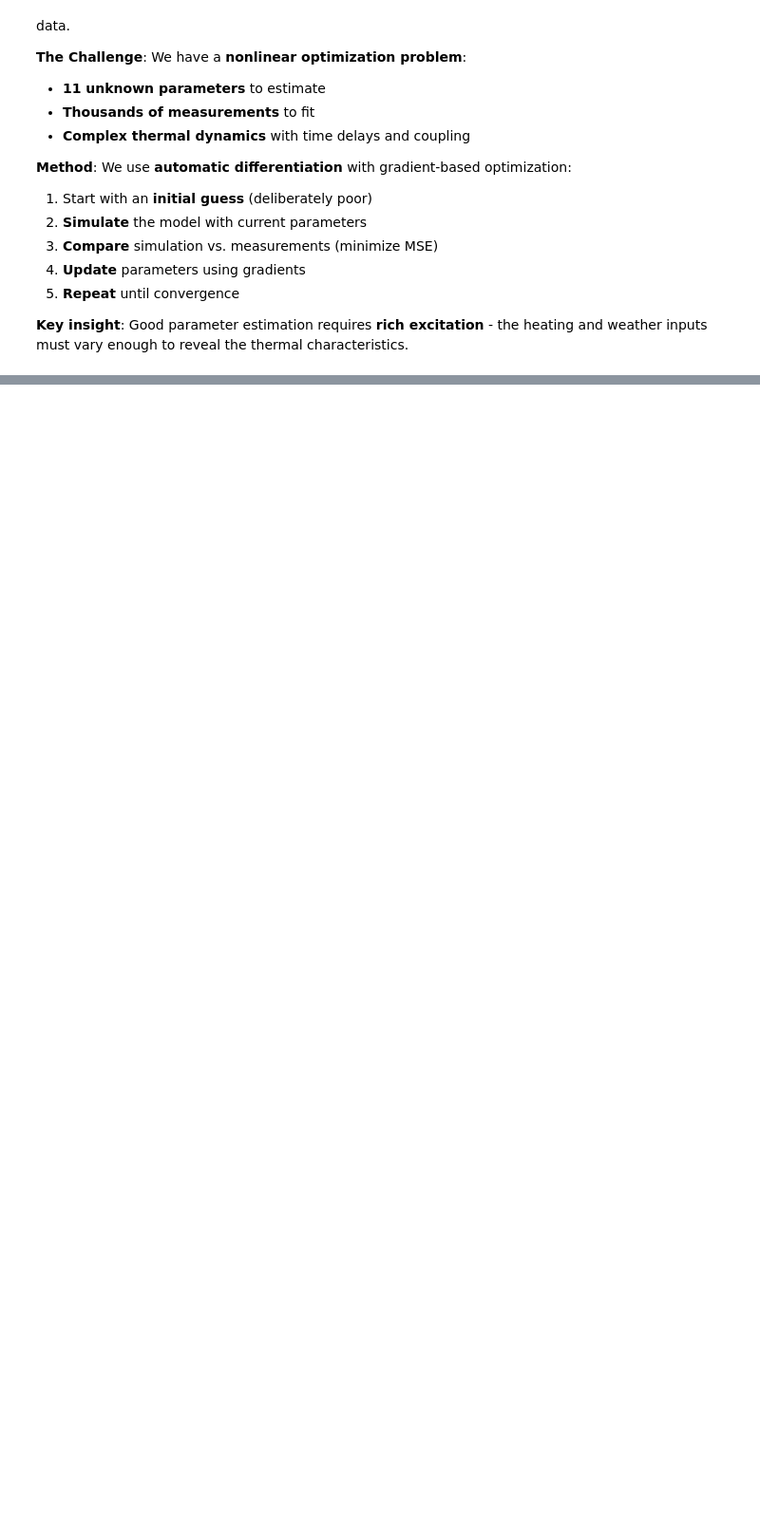
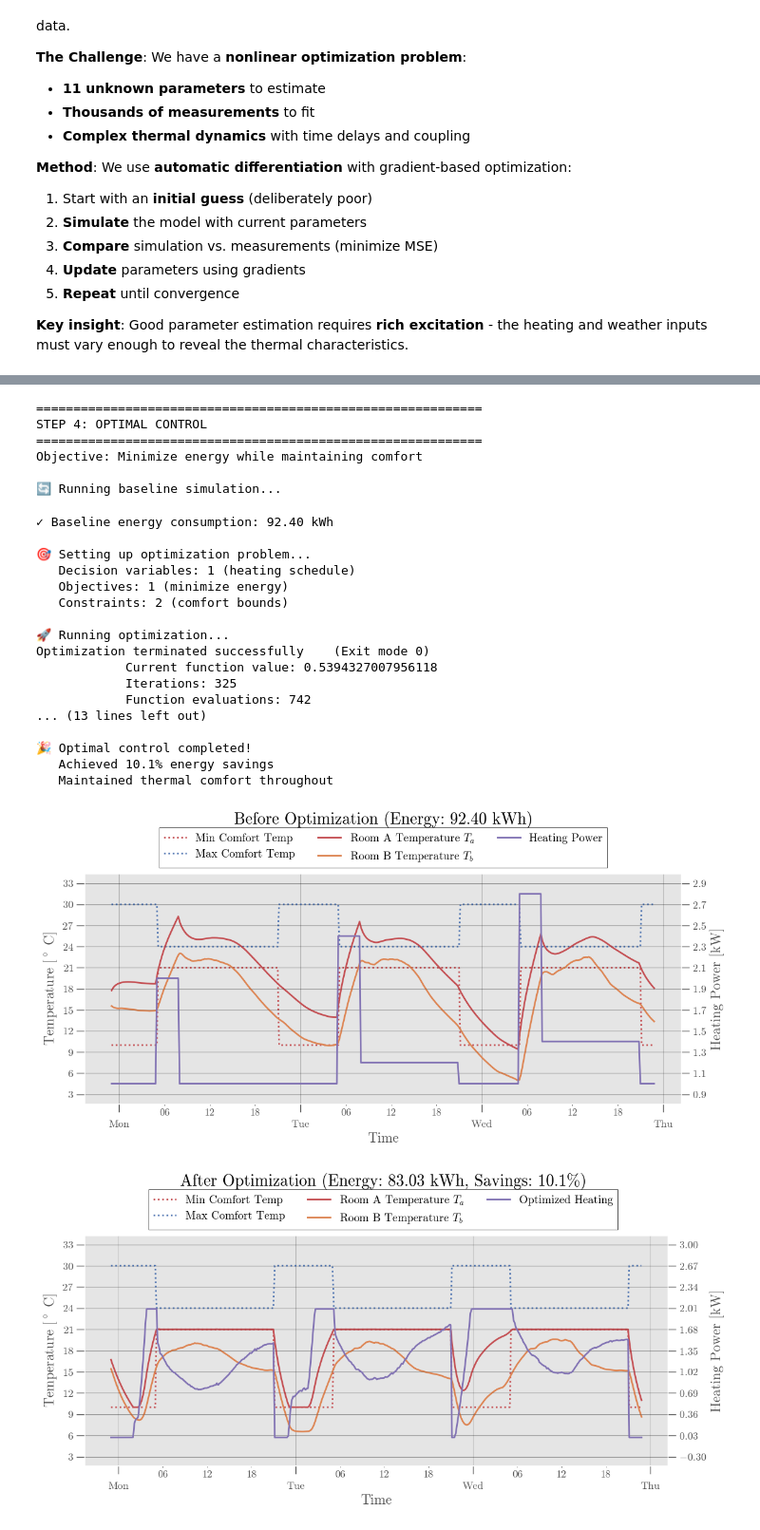
Before and after one commit to JBjoernskov/Twin4Build, a Jupyter notebook: twin4build/examples/bems_lecture/bems_example_lecture.ipynb, the cells around one changed output, grey strips where cells are left out. Shown at 95% size. Saved outputs shown, nothing was run; the diff lists cells and outputs as text; code cells hidden in the pictures; blank space fills up the shorter version.

```diff
--- a/twin4build/examples/bems_lecture/bems_example_lecture.ipynb
+++ b/twin4build/examples/bems_lecture/bems_example_lecture.ipynb
@@ -125,6 +86,32 @@ def build_state_space_matrices(R_wa, R_ia, R_wao, R_ib, R_wb, R_wbo,
     B = torch.zeros((5, 3), dtype=torch.float64)
     C = torch.zeros((5, 5), dtype=torch.float64)
     D = torch.zeros((5, 3), dtype=torch.float64)
+
+    # Solution
+    A[0, 0] = -(1/(R_wa * C_a) + 1/(R_ia * C_a))
+    A[0, 1] = 1/(R_wa * C_a)
+    A[0, 2] = 1/(R_ia * C_a)
+    A[1, 0] = 1/(R_wa * C_wa)
+    A[1, 1] = -(1/(R_wa * C_wa) +
+                1/(R_wao * C_wa))
+    A[2, 0] = 1/(R_ia * C_i)
+    A[2, 2] = -(1/(R_ia * C_i) +
+                1/(R_ib * C_i))
+    A[2, 3] = 1/(R_ib * C_i)
+    A[3, 2] = 1/(R_ib * C_b)
+    A[3, 3] = -(1/(R_wb * C_b) +
+                1/(R_ib * C_b))
+    A[3, 4] = 1/(R_wb * C_b)
+    A[4, 3] = 1/(R_wb * C_wb)
+    A[4, 4] = -(1/(R_wb * C_wb) +
+                1/(R_wbo * C_wb))
+
+    B[0, 0] = 1/C_a
+    B[3, 1] = 1/C_b
+    B[1, 2] = 1/(R_wao * C_wa)
+    B[4, 2] = 1/(R_wbo * C_wb)
+
+    C = torch.eye(5, dtype=torch.float64)
 
 
     # ========================================================================
@@ -876,6 +926,7 @@ def optimize_control(df, model):
 
     thermal_sys = model.components["ThermalSystem"]
     baseline_T = thermal_sys.ss_model.output["y"].history[0,:,0].detach().numpy()
+    baseline_T_b = thermal_sys.ss_model.output["y"].history[0,:,3].detach().numpy()
     baseline_Q = model.components["RadiatorInput"].output["value"].history[0,:].detach().numpy()
     baseline_energy = np.sum(baseline_Q) * 600 / 3600 / 1000  # Convert to kWh
 
@@ -1001,8 +1052,6 @@ def optimize_control(df, model):
     # Plot baseline results (before optimization)
     time_index = pd.date_range(start=df.index[0], periods=len(baseline_T), freq='10min')
 
-    # Extract T_b for baseline (assuming it's available from the simulation)
-    baseline_T_b = thermal_sys.ss_model.output["y"].history[0,:,3].detach().numpy()
 
     fig, axes = tb.plot.plot(
         time=time_index,
@@ -1016,7 +1065,7 @@ def optimize_control(df, model):
             tb.plot.Entry(data=baseline_T_b, label=r"Room B Temperature $T_b$",
                          color=tb.plot.Colors.orange, fmt="-", axis=1, linewidth=2),
             tb.plot.Entry(data=baseline_Q/1000, label="Heating Power",
-                         color=tb.plot.Colors.orange, fmt="-", axis=2, linewidth=2),
+                         color=tb.plot.Colors.purple, fmt="-", axis=2, linewidth=2),
         ],
         ylabel_1axis=r"Temperature $[^\circ$ C$]$",
         ylabel_2axis="Heating Power [kW]",
@@ -1032,33 +1081,59 @@ def optimize_control(df, model):
     # Plot optimized results (after optimization)
     fig, axes = tb.plot.plot(
         time=time_index,
         entries=[
             tb.plot.Entry(data=heating_sp_vals, label="Min Comfort Temp",
                          color=tb.plot.Colors.red, fmt=":", axis=1, linewidth=2),
             tb.plot.Entry(data=cooling_sp_vals, label="Max Comfort Temp",
                          color=tb.plot.Colors.blue, fmt=":", axis=1, linewidth=2),
             tb.plot.Entry(data=optimized_T, label=r"Room A Temperature $T_a$",
                          color=tb.plot.Colors.red, fmt="-", axis=1, linewidth=2),
             tb.plot.Entry(data=optimized_T_b, label=r"Room B Temperature $T_b$",
                          color=tb.plot.Colors.orange, fmt="-", axis=1, linewidth=2),
             tb.plot.Entry(data=optimized_Q/1000, label="Optimized Heating",
                          color=tb.plot.Colors.purple, fmt="-", axis=2, linewidth=2),
         ],
         ylabel_1axis=r"Temperature $[^\circ$ C$]$",
         ylabel_2axis="Heating Power [kW]",
         title=f"After Optimization (Energy: {optimized_energy:.2f} kWh, Savings: {energy_savings:.1f}%)",
         show=False,
         nticks=11
     )
     # fig.savefig("optimized_control_results.png", dpi=300)
 
     return baseline_energy, optimized_energy, energy_savings
 
 # Execute optimal control
 baseline_energy, optimized_energy, savings = optimize_control(df, calibrated_model)
 print(f"\n🎉 Optimal control completed!")
 print(f"   Achieved {savings:.1f}% energy savings")
 print(f"   Maintained thermal comfort throughout")
+# %% [output]
+============================================================
+STEP 4: OPTIMAL CONTROL
+============================================================
+Objective: Minimize energy while maintaining comfort
+
+🔄 Running baseline simulation...
+✓ Baseline energy consumption: 92.40 kWh
+
+🎯 Setting up optimization problem...
+   Decision variables: 1 (heating schedule)
+   Objectives: 1 (minimize energy)
+   Constraints: 2 (comfort bounds)
+
+🚀 Running optimization...
+Optimization terminated successfully    (Exit mode 0)
+            Current function value: 0.5394327007956118
+            Iterations: 325
+            Function evaluations: 742
+... (13 lines left out)
+
+🎉 Optimal control completed!
+   Achieved 10.1% energy savings
+   Maintained thermal comfort throughout
+[figure, added]
+[figure, added]
 # %% [markdown]
 ## Summary and Key Takeaways
 
```
Also changed, not shown: parts of 9 cells of this notebook, 12 other files.
